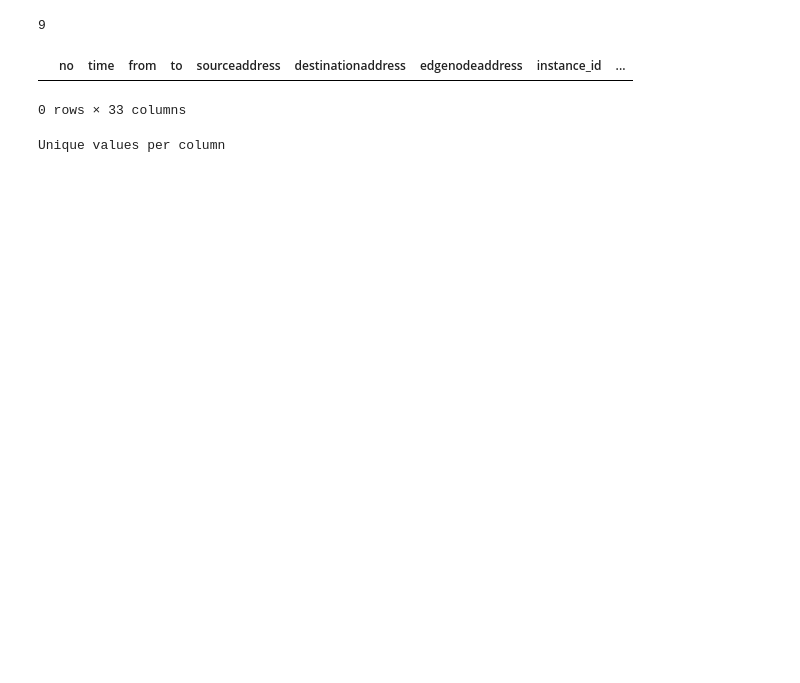
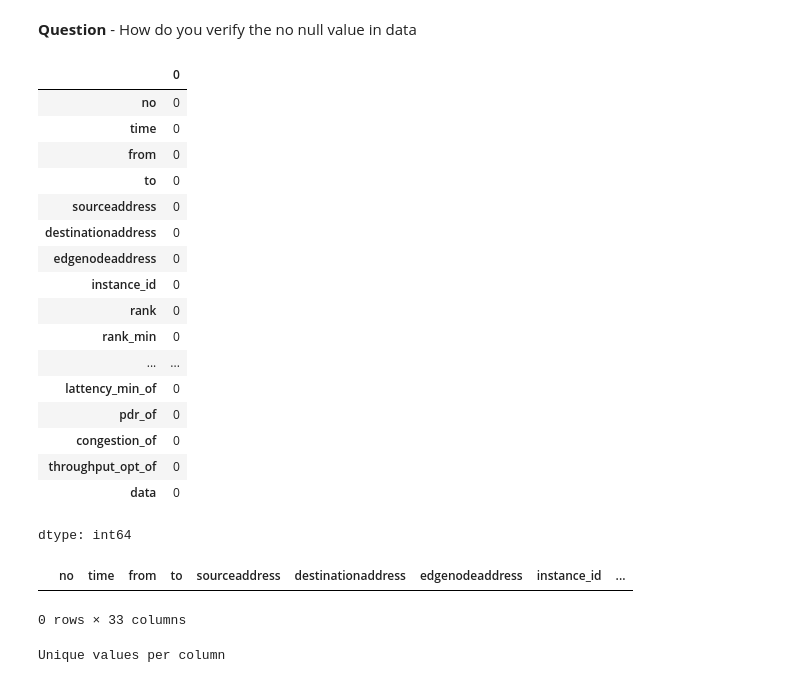
Before and after one commit to Hameedhullah/AI_ML-Course-, a Jupyter notebook: Grid_Topology.ipynb, the cells around one changed output. Saved outputs shown, nothing was run; the diff lists cells and outputs as text; code cells hidden in the pictures; blank space fills up the shorter version.

```diff
--- a/Grid_Topology.ipynb
+++ b/Grid_Topology.ipynb
@@ -141,7 +148,26 @@ data.dropna()
+# %% [markdown]
+**Question** - How do you verify the no null value in data
 # %%
-data.isnull().sum().sum()
+data.isnull().sum()
 # %% [output]
+|  | 0 |
+| no | 0 |
+| time | 0 |
+| from | 0 |
+| to | 0 |
+| sourceaddress | 0 |
+| destinationaddress | 0 |
+| edgenodeaddress | 0 |
+| instance_id | 0 |
+| rank | 0 |
+| rank_min | 0 |
+| ... | ... |
+| lattency_min_of | 0 |
+| pdr_of | 0 |
+| congestion_of | 0 |
+| throughput_opt_of | 0 |
+| data | 0 |
-9
+dtype: int64
 # %%
 # Duplicated value
 
```
Also changed, not shown: parts of 53 cells of this notebook.
